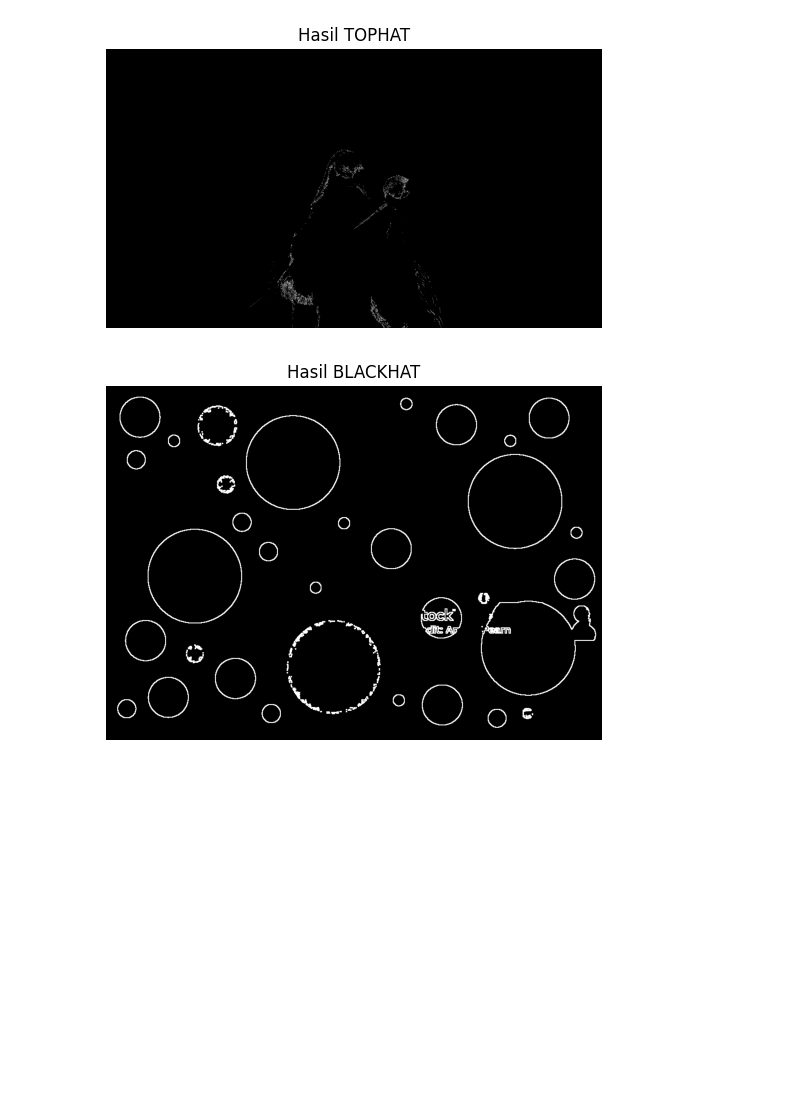
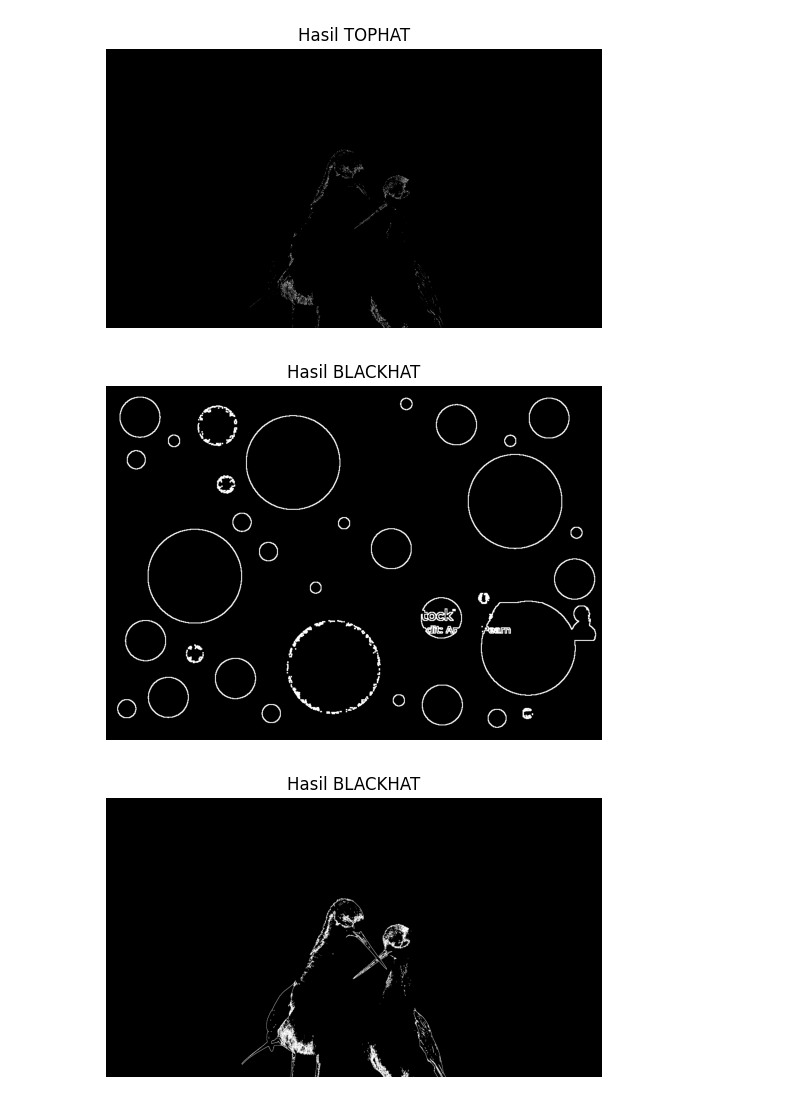
Before and after one commit to ZANKEN0/CitraDigital_UTS, a Jupyter notebook: UTS-citraDigital.ipynb, the cells around one changed output. Saved outputs shown, nothing was run; the diff lists cells and outputs as text; code cells hidden in the pictures; blank space fills up the shorter version.

```diff
--- a/UTS-citraDigital.ipynb
+++ b/UTS-citraDigital.ipynb
@@ -179,8 +193,14 @@ plt.show()
 # %%
 blackhat = cv2.morphologyEx(img_binary,cv2.MORPH_BLACKHAT,kernel)
 plt.imshow(gradient, cmap='gray')
 plt.title('Hasil BLACKHAT')
 plt.axis('off')
 plt.show()
+blackhat2 = cv2.morphologyEx(img_binary2,cv2.MORPH_BLACKHAT,kernel)
+plt.imshow(gradient2, cmap='gray')
+plt.title('Hasil BLACKHAT')
+plt.axis('off')
+plt.show()
 # %% [output]
 [figure]
+[figure, added]
```
Also changed, not shown: parts of 9 cells of this notebook, 1 other file.
